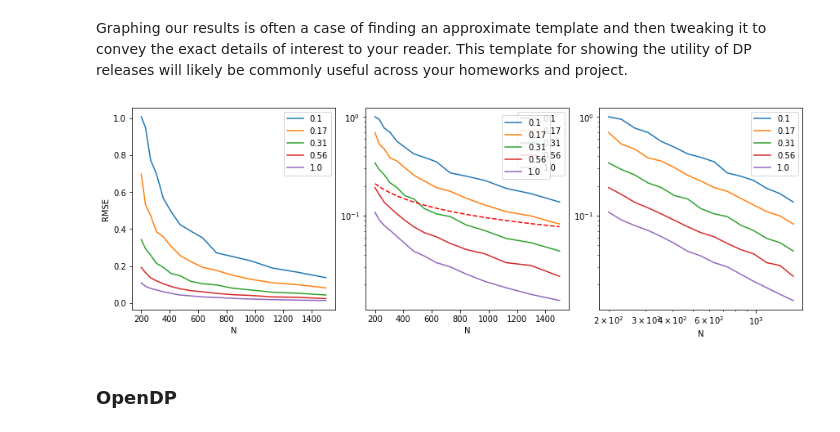
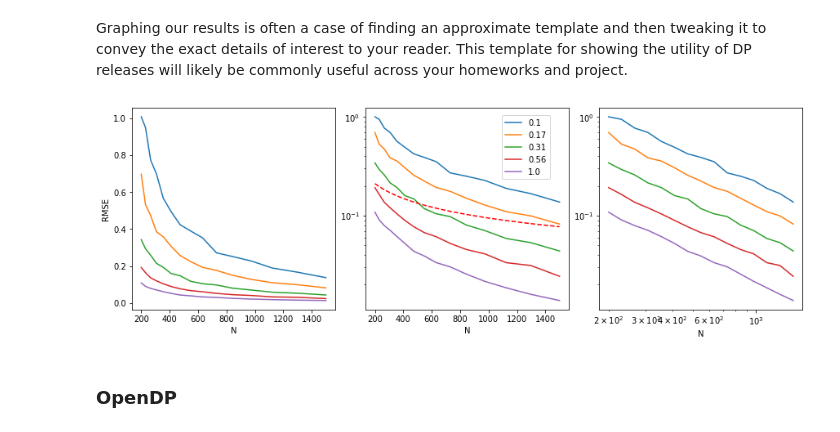
Before and after one commit to opendp/cs208, a Jupyter notebook: spring2022/examples/wk3_dp_foundations/laplace_mechanism_and_opendp.ipynb, the cells around one changed output. Saved outputs shown, nothing was run; the diff lists cells and outputs as text; code cells hidden in the pictures.

Commit message:
edit legend

```diff
--- a/spring2022/examples/wk3_dp_foundations/laplace_mechanism_and_opendp.ipynb
+++ b/spring2022/examples/wk3_dp_foundations/laplace_mechanism_and_opendp.ipynb
@@ -158,26 +158,26 @@ Graphing our results is often a case of finding an approximate template and then
 # %%
 
 import matplotlib
 import matplotlib.pyplot as plt
 
 fig, axs = plt.subplots(ncols=3, figsize=(12,4), layout='constrained')
 
 axs[0].set_ylabel("RMSE")
 axs[1].set_yscale("log")
 axs[2].set_xscale("log")
 axs[2].set_yscale("log")
 
 for epsilon_sim, subhistory in agg_history.groupby("epsilon"):
     for ax in axs:
-        subhistory.plot(x="N", y="error", label=epsilon_sim, ax=ax, legend="epsilon")
+        subhistory.plot(x="N", y="error", label=epsilon_sim, ax=ax, legend=None)
 
 ## Overlay the standard error of the mean
 se = np.std(educ) / np.sqrt(n_seq)
 axs[1].plot(n_seq, se, linestyle='dashed', color="red")
 
 _ = fig.legend(*axs[0].get_legend_handles_labels(), loc=(0.57, 0.68))
 # %% [output]
-[figure, old version]
+[figure, new version]
 # %% [markdown]
 ### OpenDP
 # %% [markdown]
```
